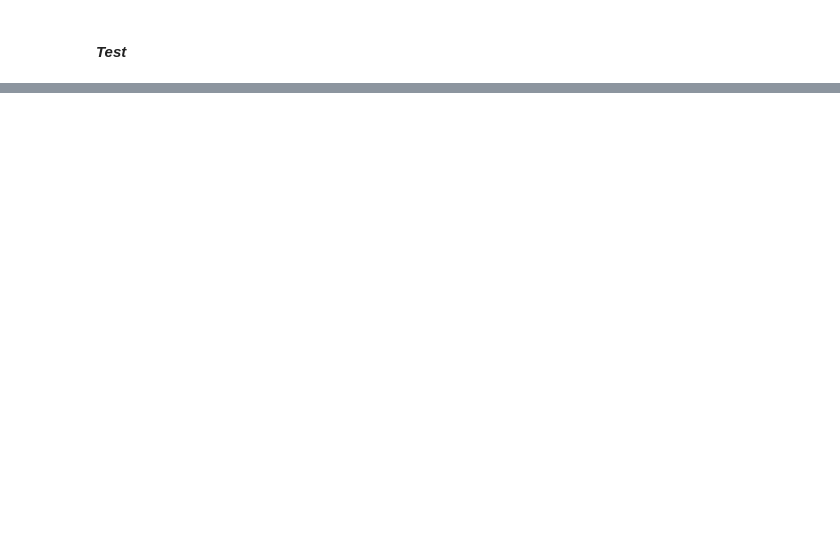
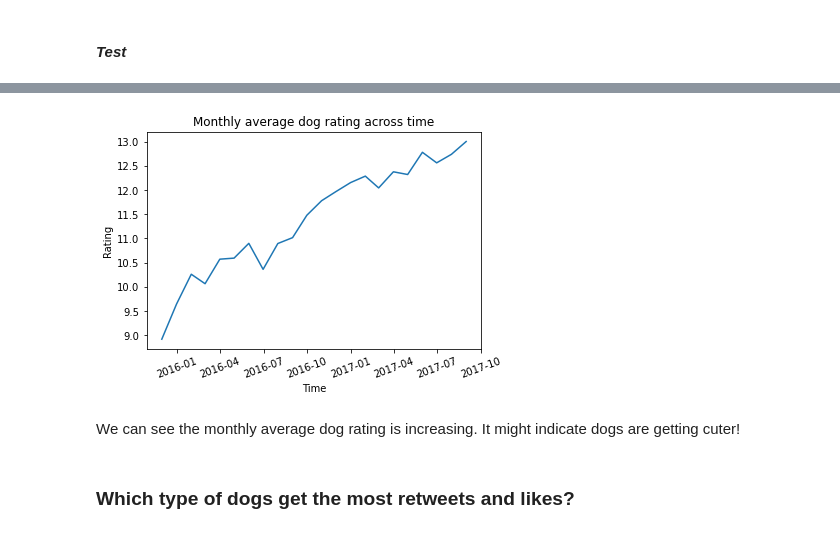
Before and after one commit to tllau/Udacity-Project-4, a Jupyter notebook: wrangle_act.ipynb, the cells around one changed output, grey strips where cells are left out. Cells and saved outputs as stored; diff of their text form; code cells hidden in the pictures; blank space fills up the shorter version.

```diff
--- a/wrangle_act.ipynb
+++ b/wrangle_act.ipynb
@@ -874,3 +882,21 @@ memory usage: 260.0+ KB
+# %%
+# exclude outlier (rating > 30)
+df_archive_clean_below_30 = df_archive_clean[df_archive_clean.rating_numerator <=30]
+rating_monthly_avg = df_archive_clean_below_30.groupby(pd.Grouper(freq='M', key='timestamp')).mean()
+rating_monthly_avg = rating_monthly_avg.reset_index()
+# %%
+# monthly average dog rating
+plt.errorbar(data=rating_monthly_avg, x='timestamp', y='rating_numerator');
+plt.xticks(rotation=20);
+plt.title('Monthly average dog rating across time');
+plt.xlabel('Time');
+plt.ylabel('Rating');
+# %% [output]
+[figure, added]
+# %% [markdown]
+We can see the monthly average dog rating is increasing. It might indicate dogs are getting cuter!
+# %% [markdown]
+### Which type of dogs get the most retweets and likes?
 # %%
 # fill out all dog type
 df_all_dog = df_archive_clean.query('p1_dog == True')
```
Also changed, not shown: parts of 49 cells of this notebook, 4 other files.
